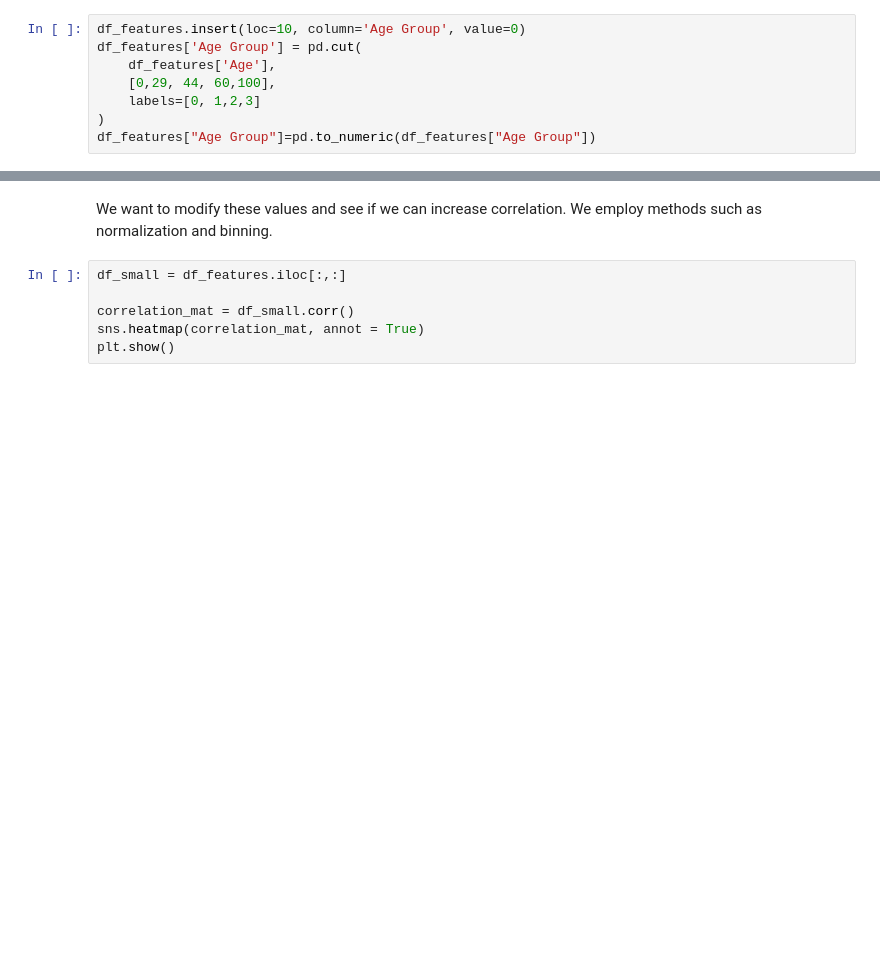
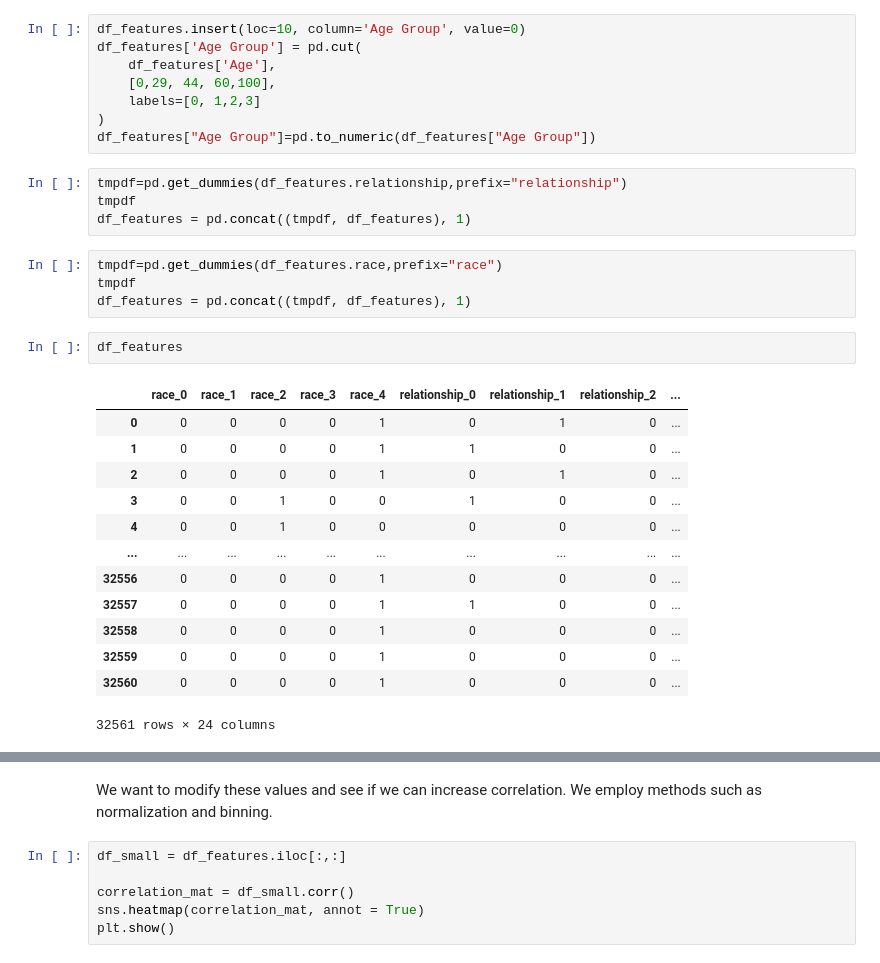
Before and after one commit to JayUpadhyayCS/IncomePrediction, a Jupyter notebook: Final.ipynb, the cells around one changed output, grey strips where cells are left out. Drawn from its saved outputs; the diff is of its cells as text; blank space fills up the shorter version.

```diff
--- a/Final.ipynb
+++ b/Final.ipynb
@@ -271,3 +457,27 @@ df_features['Age Group'] = pd.cut(
     labels=[0, 1,2,3]
 )
 df_features["Age Group"]=pd.to_numeric(df_features["Age Group"])
+# %%
+tmpdf=pd.get_dummies(df_features.relationship,prefix="relationship")
+tmpdf
+df_features = pd.concat((tmpdf, df_features), 1)
+# %%
+tmpdf=pd.get_dummies(df_features.race,prefix="race")
+tmpdf
+df_features = pd.concat((tmpdf, df_features), 1)
+# %%
+df_features
+# %% [output]
+|  | race_0 | race_1 | race_2 | race_3 | race_4 | relationship_0 | relationship_1 | relationship_2 | ... |
+| 0 | 0 | 0 | 0 | 0 | 1 | 0 | 1 | 0 | ... |
+| 1 | 0 | 0 | 0 | 0 | 1 | 1 | 0 | 0 | ... |
+| 2 | 0 | 0 | 0 | 0 | 1 | 0 | 1 | 0 | ... |
+| 3 | 0 | 0 | 1 | 0 | 0 | 1 | 0 | 0 | ... |
+| 4 | 0 | 0 | 1 | 0 | 0 | 0 | 0 | 0 | ... |
+| ... | ... | ... | ... | ... | ... | ... | ... | ... | ... |
+| 32556 | 0 | 0 | 0 | 0 | 1 | 0 | 0 | 0 | ... |
+| 32557 | 0 | 0 | 0 | 0 | 1 | 1 | 0 | 0 | ... |
+| 32558 | 0 | 0 | 0 | 0 | 1 | 0 | 0 | 0 | ... |
+| 32559 | 0 | 0 | 0 | 0 | 1 | 0 | 0 | 0 | ... |
+| 32560 | 0 | 0 | 0 | 0 | 1 | 0 | 0 | 0 | ... |
+32561 rows × 24 columns
```
Also changed, not shown: parts of 28 cells of this notebook.
